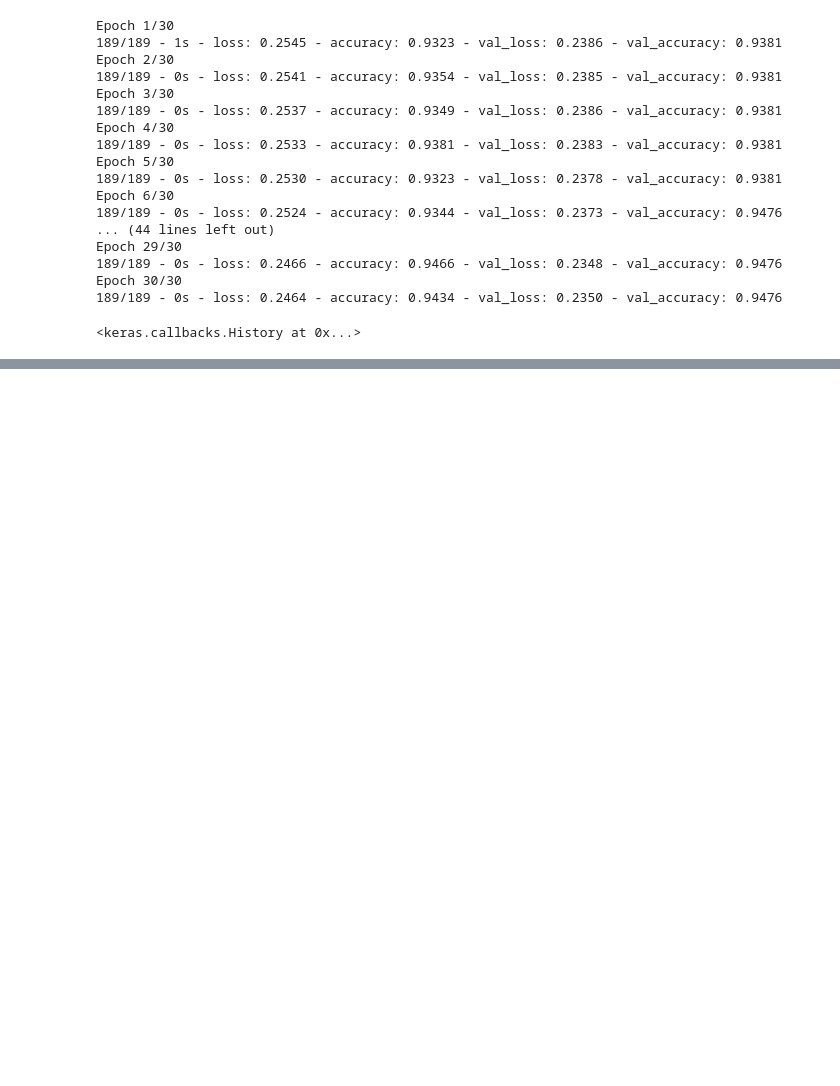
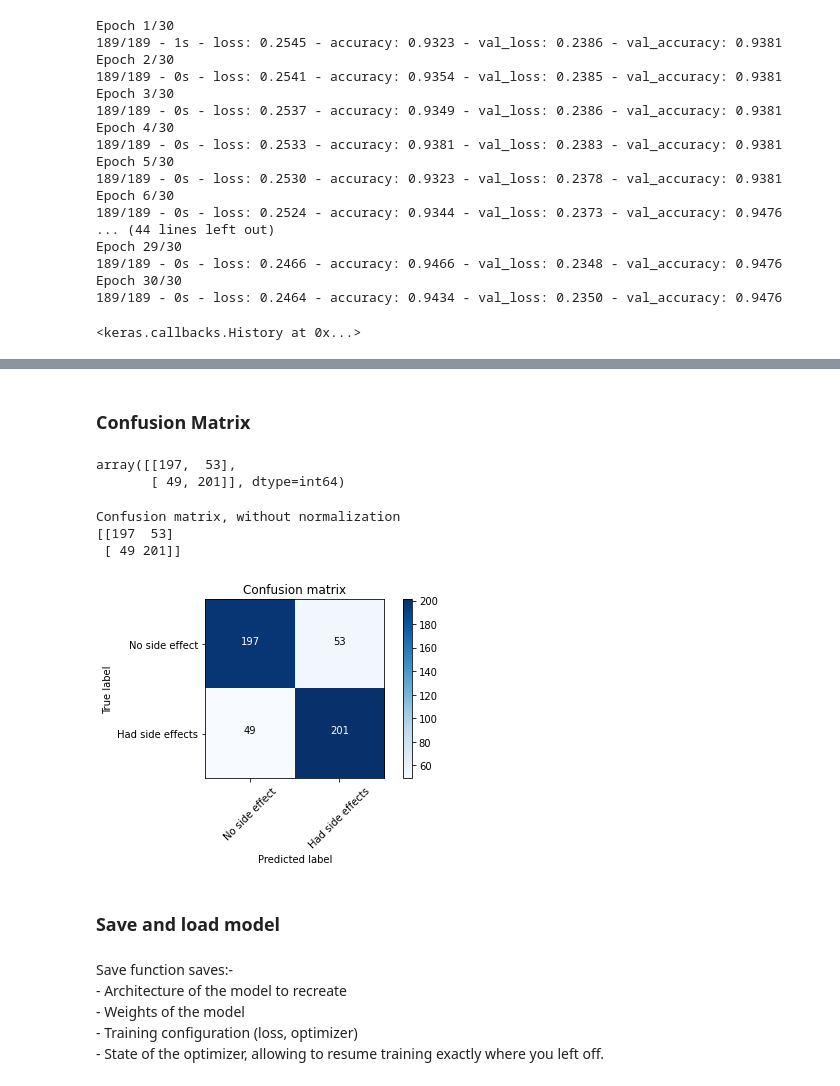
Before and after one commit to Saakethjayarama/Tensorflow, a Jupyter notebook: 02. DataProcessing.ipynb, the cells around one changed output, grey strips where cells are left out. Cells and saved outputs as stored; diff of their text form; code cells hidden in the pictures; blank space fills up the shorter version.

Commit message:
Image prepocessing done

```diff
--- a/02. DataProcessing.ipynb
+++ b/02. DataProcessing.ipynb
@@ -176,0 +154,5 @@ array([[0.9646796 , 0.03532033],
+# %%
+predictions = model.predict(x=scaled_test_samples, batch_size=10, verbose=0)
+predictions
+rounded_predictions = np.argmax(predictions, axis=-1)
+rounded_predictions
@@ -176,0 +177,2 @@ array([[0.9646796 , 0.03532033],
+# %% [markdown]
+### Confusion Matrix
@@ -176,0 +183,49 @@ array([[0.9646796 , 0.03532033],
+# %%
+cm = confusion_matrix(y_true=test_labels, y_pred=rounded_predictions)
+cm
+# %% [output]
+array([[197,  53],
+       [ 49, 201]], dtype=int64)
+# %%
+def plot_confusion_matrix(cm, classes,
+                          normalize=False,
+                          title='Confusion matrix',
+                          cmap=plt.cm.Blues):
+    """
+    This function prints and plots the confusion matrix.
+    Normalization can be applied by setting `normalize=True`.
+    """
+    plt.imshow(cm, interpolation='nearest', cmap=cmap)
+    plt.title(title)
+    plt.colorbar()
+    tick_marks = np.arange(len(classes))
+    plt.xticks(tick_marks, classes, rotation=45)
+    plt.yticks(tick_marks, classes)
+
+    if normalize:
+        cm = cm.astype('float') / cm.sum(axis=1)[:, np.newaxis]
+        print("Normalized confusion matrix")
+    else:
+        print('Confusion matrix, without normalization')
+
+    print(cm)
+
+    thresh = cm.max() / 2.
+    for i, j in itertools.product(range(cm.shape[0]), range(cm.shape[1])):
+        plt.text(j, i, cm[i, j],
+                 horizontalalignment="center",
+                 color="white" if cm[i, j] > thresh else "black")
+
+    plt.tight_layout()
+    plt.ylabel('True label')
+    plt.xlabel('Predicted label')
+# %%
+cm_plot_labels = ['No side effect', 'Had side effects']
+plot_confusion_matrix(cm, classes=cm_plot_labels, title="Confusion matrix")
+# %% [output]
+Confusion matrix, without normalization
+[[197  53]
+ [ 49 201]]
+[figure, added]
+# %% [markdown]
+### Save and load model
@@ -176,0 +237,6 @@ array([[0.9646796 , 0.03532033],
+# %% [markdown]
+Save function saves:-
+    - Architecture of the model to recreate
+    - Weights of the model
+    - Training configuration (loss, optimizer)
+    - State of the optimizer, allowing to resume training exactly where you left off.
```
Also changed, not shown: parts of 28 cells of this notebook, 3 other files.
